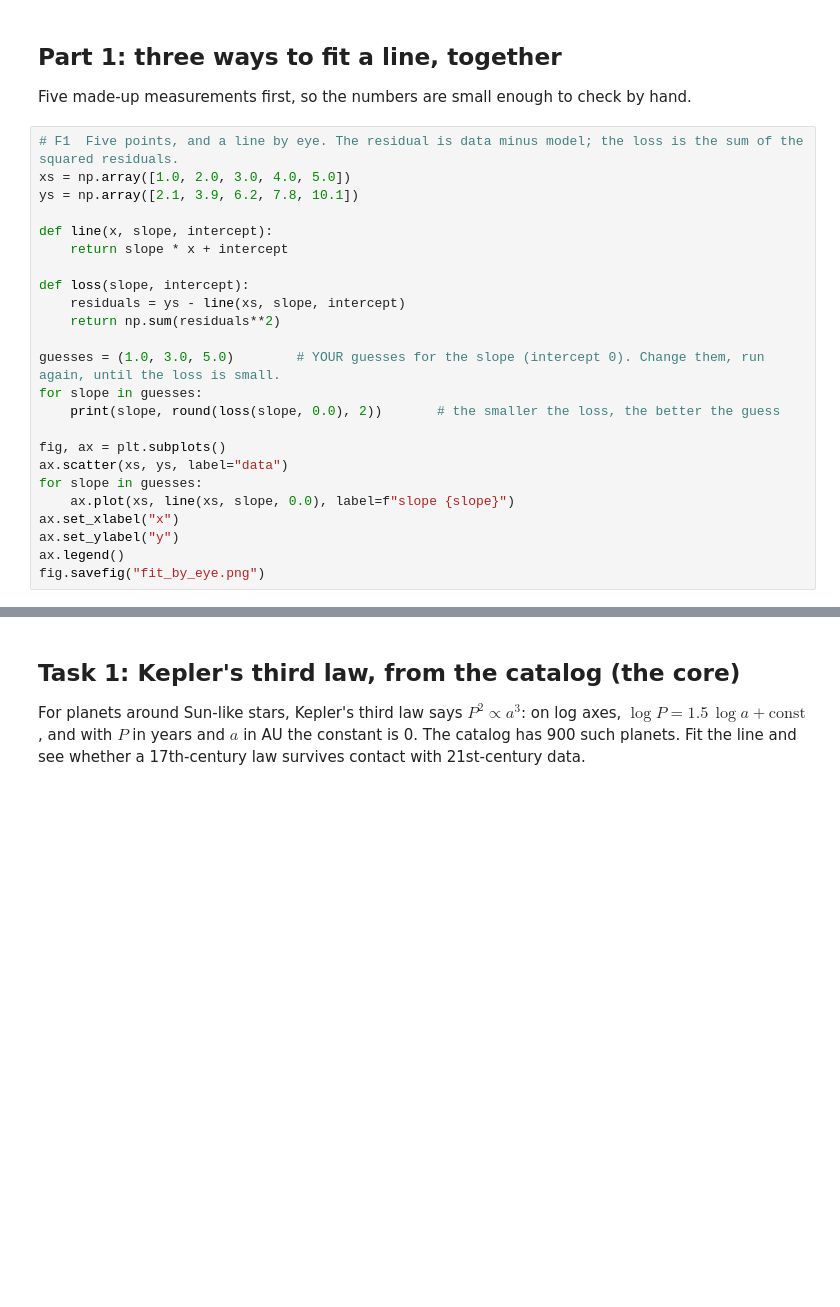
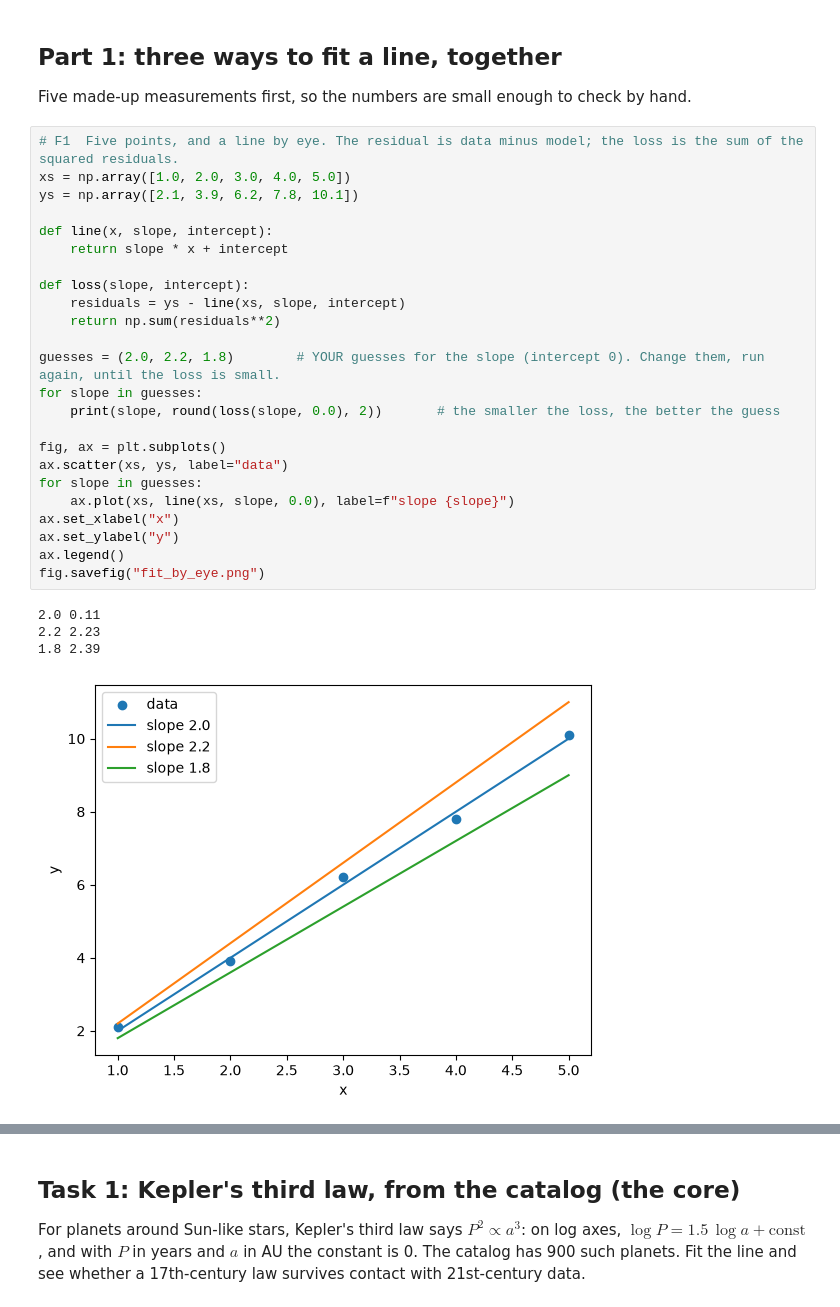
Before and after one commit to careless-error/astr119-fall2026, a Jupyter notebook: module-5/fitting.ipynb, the cells around one changed output, grey strips where cells are left out. Cells and saved outputs as stored; diff of their text form; blank space fills up the shorter version.

```diff
--- a/module-5/fitting.ipynb
+++ b/module-5/fitting.ipynb
@@ -21,27 +23,32 @@ Five made-up measurements first, so the numbers are small enough to check by han
 # %%
 # F1  Five points, and a line by eye. The residual is data minus model; the loss is the sum of the squared residuals.
 xs = np.array([1.0, 2.0, 3.0, 4.0, 5.0])
 ys = np.array([2.1, 3.9, 6.2, 7.8, 10.1])
 
 def line(x, slope, intercept):
     return slope * x + intercept
 
 def loss(slope, intercept):
     residuals = ys - line(xs, slope, intercept)
     return np.sum(residuals**2)
 
-guesses = (1.0, 3.0, 5.0)        # YOUR guesses for the slope (intercept 0). Change them, run again, until the loss is small.
+guesses = (2.0, 2.2, 1.8)        # YOUR guesses for the slope (intercept 0). Change them, run again, until the loss is small.
 for slope in guesses:
     print(slope, round(loss(slope, 0.0), 2))       # the smaller the loss, the better the guess
 
 fig, ax = plt.subplots()
 ax.scatter(xs, ys, label="data")
 for slope in guesses:
     ax.plot(xs, line(xs, slope, 0.0), label=f"slope {slope}")
 ax.set_xlabel("x")
 ax.set_ylabel("y")
 ax.legend()
 fig.savefig("fit_by_eye.png")
+# %% [output]
+2.0 0.11
+2.2 2.23
+1.8 2.39
+[figure, added]
 # %%
 # F2  Let the computer turn the knobs: curve_fit finds the slope and intercept with the smallest loss, and says how sure it is.
 best, cov = curve_fit(line, xs, ys)
```
Also changed, not shown: parts of 11 cells of this notebook, 6 other files.
